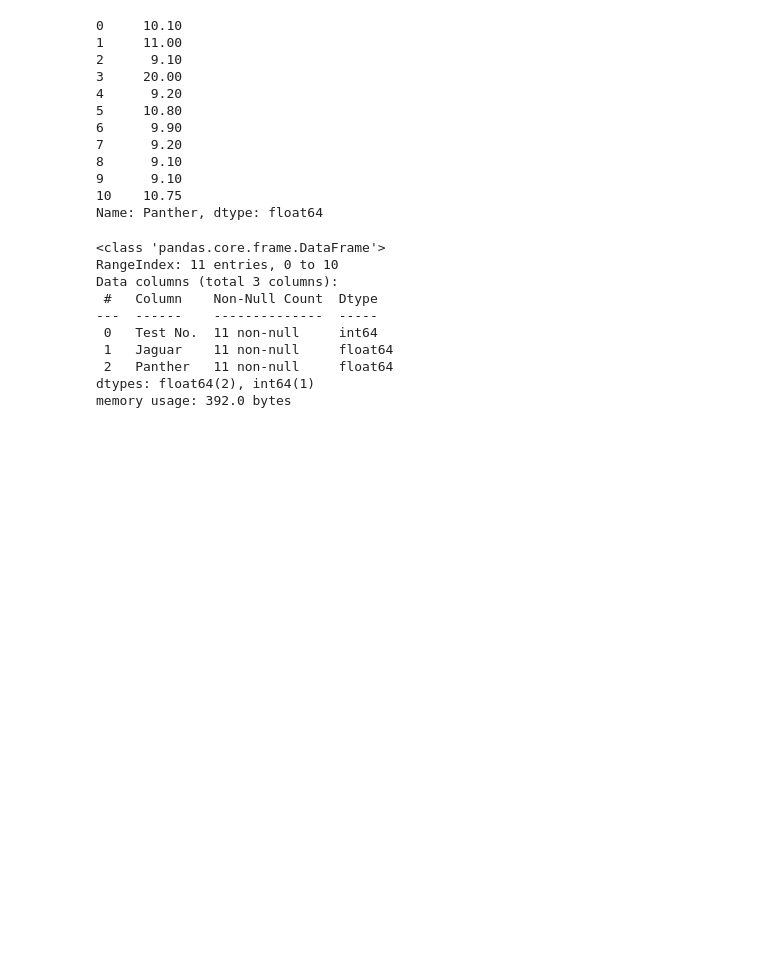
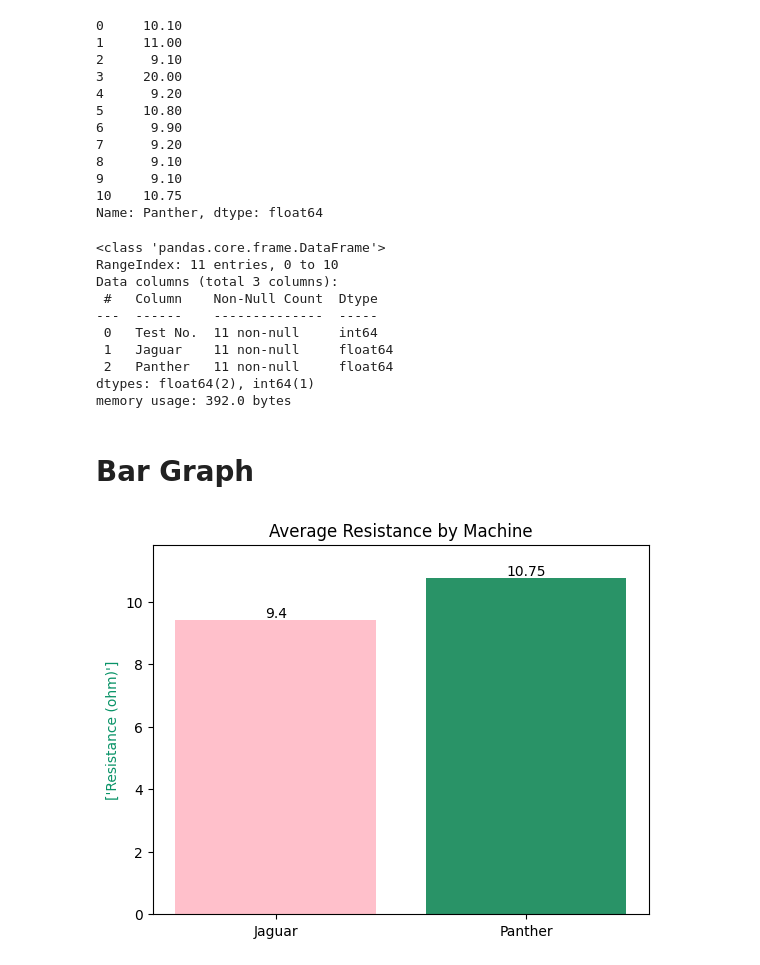
Before and after one commit to cjmondroy/Mondroy, a Jupyter notebook: L12/panda-basics.ipynb, the cells around one changed output. Saved outputs shown, nothing was run; the diff lists cells and outputs as text; code cells hidden in the pictures; blank space fills up the shorter version.

```diff
--- a/L12/panda-basics.ipynb
+++ b/L12/panda-basics.ipynb
@@ -197,3 +197,6 @@ resistance
 resistance['Jaguar'].mean()
 # %% [output]
 np.float64(9.399999999999999)
+# %%
+jag_mean = resistance['Jaguar'].mean()
+jag_mean
@@ -232,3 +237,16 @@ Data columns (total 3 columns):
  2   Panther   11 non-null     float64
 dtypes: float64(2), int64(1)
 memory usage: 392.0 bytes
+# %% [markdown]
+# Bar Graph
+# %%
+bar = plt.bar (['Jaguar','Panther'],[jag_mean,pan_mean],color = ['pink','#299367'])
+plt.title('Average Resistance by Machine')
+
+#bar labels
+plt.ylabel(['Resistance (ohm)'], color = '#099367')
+plt.bar_label (bar)
+plt.margins(y=0.1)
+plt.show()
+# %% [output]
+[figure, added]
```
Also changed, not shown: parts of 2 cells of this notebook.
